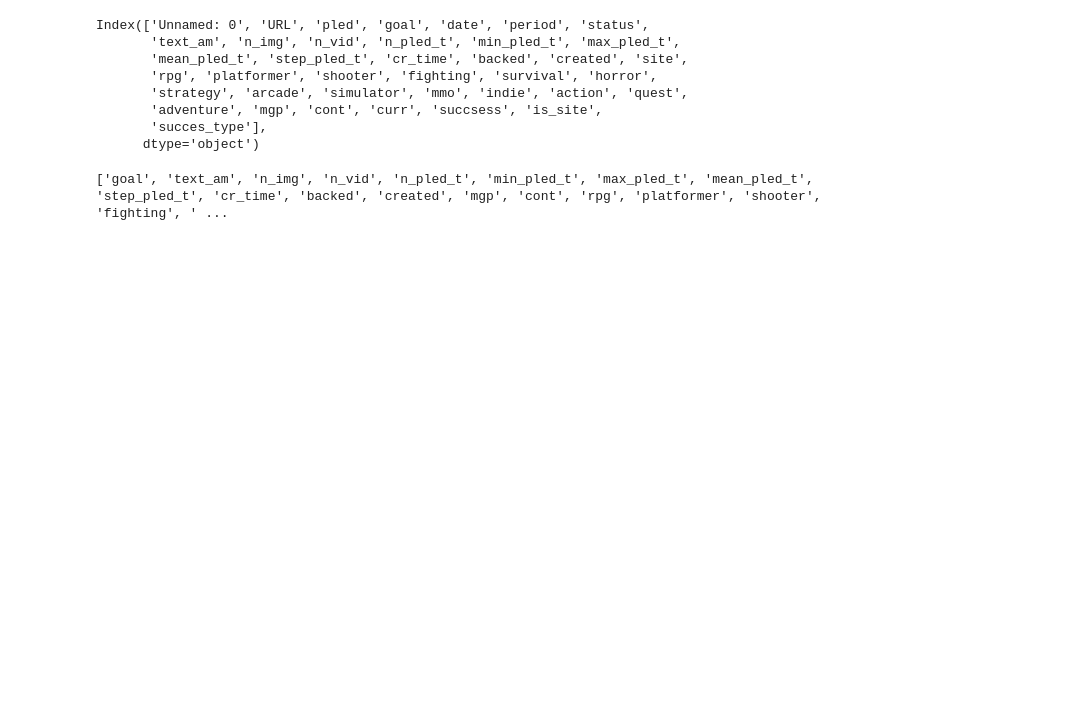
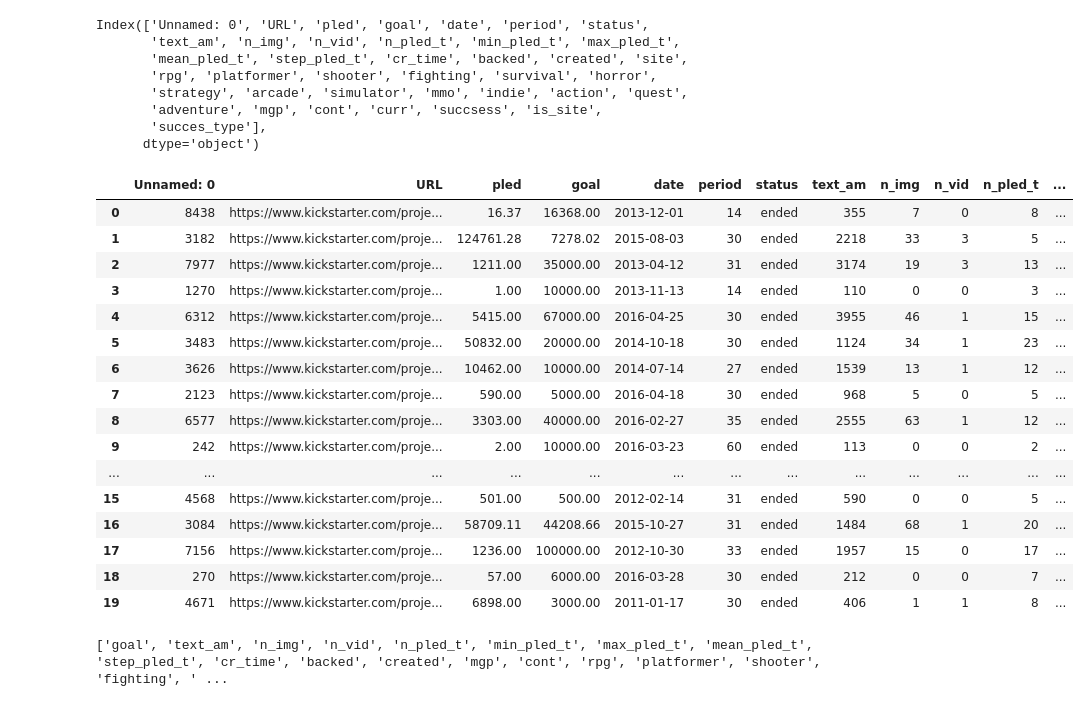
Before and after one commit to Yue2u/DANO-olympiade, a Jupyter notebook: Result.ipynb, the cells around one changed output. Cells and saved outputs as stored; diff of their text form; code cells hidden in the pictures; blank space fills up the shorter version.

```diff
--- a/Result.ipynb
+++ b/Result.ipynb
@@ -559,6 +567,26 @@ Index(['Unnamed: 0', 'URL', 'pled', 'goal', 'date', 'period', 'status',
        'adventure', 'mgp', 'cont', 'curr', 'succsess', 'is_site',
        'succes_type'],
       dtype='object')
+# %%
+df.head(20)
+# %% [output]
+|  | Unnamed: 0 | URL | pled | goal | date | period | status | text_am | n_img | n_vid | n_pled_t | ... |
+| 0 | 8438 | https://www.kickstarter.com/proje... | 16.37 | 16368.00 | 2013-12-01 | 14 | ended | 355 | 7 | 0 | 8 | ... |
+| 1 | 3182 | https://www.kickstarter.com/proje... | 124761.28 | 7278.02 | 2015-08-03 | 30 | ended | 2218 | 33 | 3 | 5 | ... |
+| 2 | 7977 | https://www.kickstarter.com/proje... | 1211.00 | 35000.00 | 2013-04-12 | 31 | ended | 3174 | 19 | 3 | 13 | ... |
+| 3 | 1270 | https://www.kickstarter.com/proje... | 1.00 | 10000.00 | 2013-11-13 | 14 | ended | 110 | 0 | 0 | 3 | ... |
+| 4 | 6312 | https://www.kickstarter.com/proje... | 5415.00 | 67000.00 | 2016-04-25 | 30 | ended | 3955 | 46 | 1 | 15 | ... |
+| 5 | 3483 | https://www.kickstarter.com/proje... | 50832.00 | 20000.00 | 2014-10-18 | 30 | ended | 1124 | 34 | 1 | 23 | ... |
+| 6 | 3626 | https://www.kickstarter.com/proje... | 10462.00 | 10000.00 | 2014-07-14 | 27 | ended | 1539 | 13 | 1 | 12 | ... |
+| 7 | 2123 | https://www.kickstarter.com/proje... | 590.00 | 5000.00 | 2016-04-18 | 30 | ended | 968 | 5 | 0 | 5 | ... |
+| 8 | 6577 | https://www.kickstarter.com/proje... | 3303.00 | 40000.00 | 2016-02-27 | 35 | ended | 2555 | 63 | 1 | 12 | ... |
+| 9 | 242 | https://www.kickstarter.com/proje... | 2.00 | 10000.00 | 2016-03-23 | 60 | ended | 113 | 0 | 0 | 2 | ... |
+| ... | ... | ... | ... | ... | ... | ... | ... | ... | ... | ... | ... | ... |
+| 15 | 4568 | https://www.kickstarter.com/proje... | 501.00 | 500.00 | 2012-02-14 | 31 | ended | 590 | 0 | 0 | 5 | ... |
+| 16 | 3084 | https://www.kickstarter.com/proje... | 58709.11 | 44208.66 | 2015-10-27 | 31 | ended | 1484 | 68 | 1 | 20 | ... |
+| 17 | 7156 | https://www.kickstarter.com/proje... | 1236.00 | 100000.00 | 2012-10-30 | 33 | ended | 1957 | 15 | 0 | 17 | ... |
+| 18 | 270 | https://www.kickstarter.com/proje... | 57.00 | 6000.00 | 2016-03-28 | 30 | ended | 212 | 0 | 0 | 7 | ... |
+| 19 | 4671 | https://www.kickstarter.com/proje... | 6898.00 | 3000.00 | 2011-01-17 | 30 | ended | 406 | 1 | 1 | 8 | ... |
 # %%
 numeric_columns = [
 #   'pled',
```
Also changed, not shown: parts of 18 cells of this notebook.
